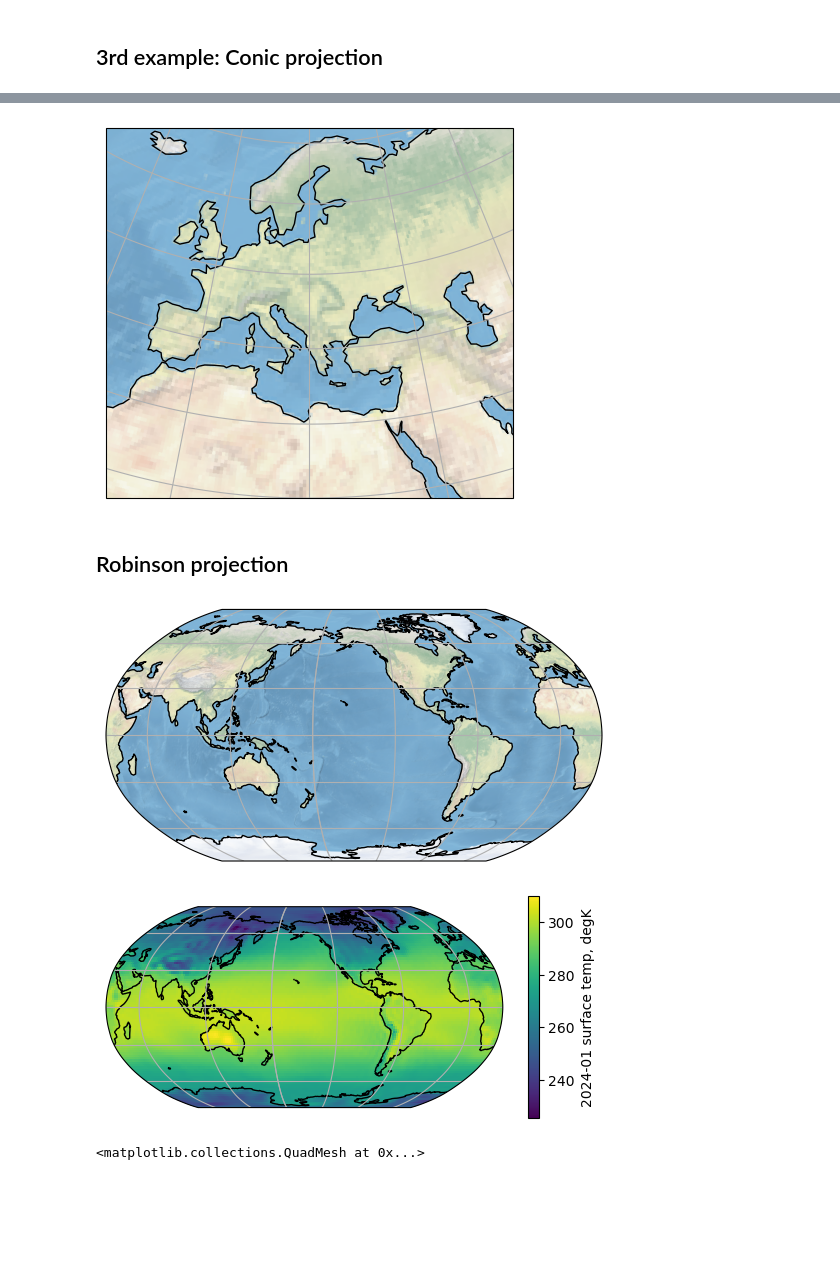
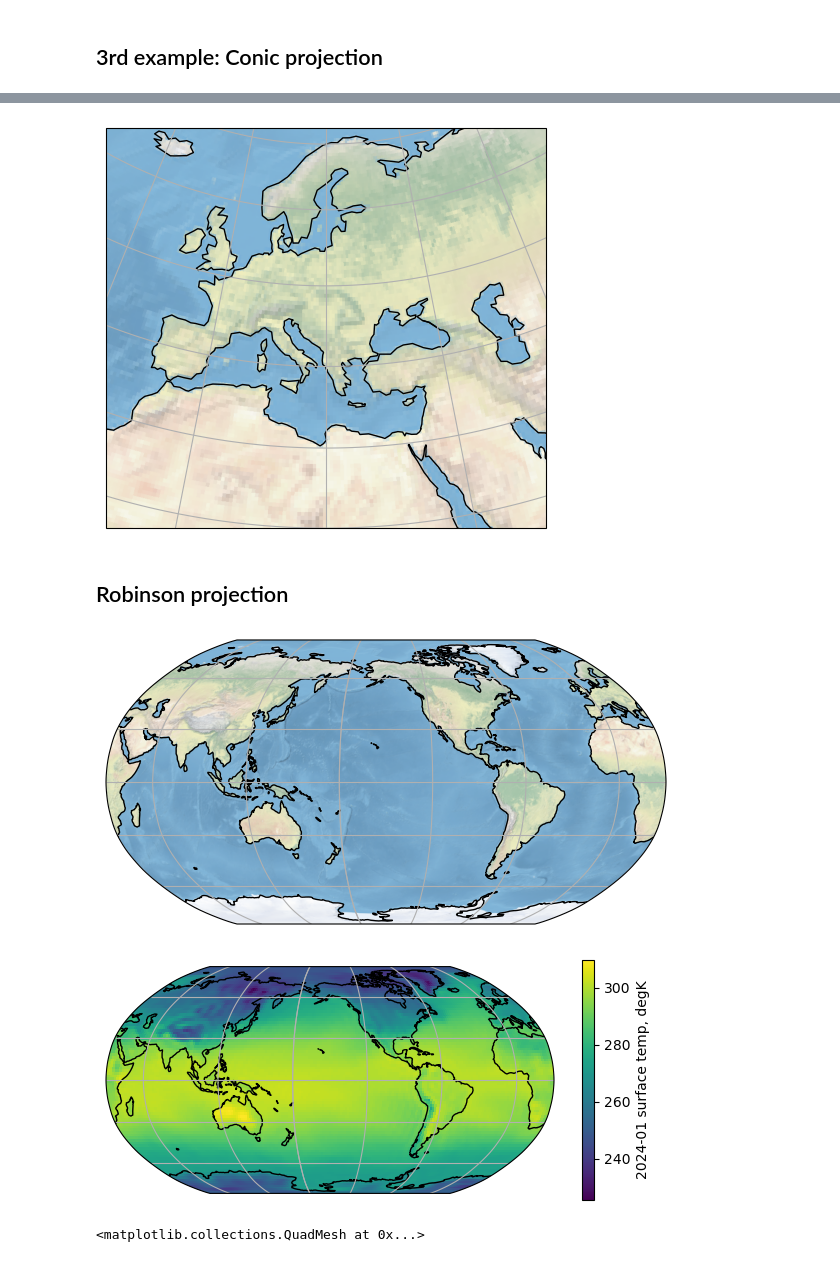
Before and after one commit to takaito1/EAS4821_S2024, a Jupyter notebook: scripts/map_creation.ipynb, the cells around one changed output, grey strips where cells are left out. Cells and saved outputs as stored; diff of their text form; code cells hidden in the pictures; blank space fills up the shorter version.

```diff
--- a/scripts/map_creation.ipynb
+++ b/scripts/map_creation.ipynb
@@ -110,7 +116,8 @@ plt.show()
 # %% [markdown]
 - centered over Atlanta (84W, 33N)
 # %%
-ax = plt.axes(projection=ccrs.Stereographic(central_longitude=-84,central_latitude=33))
+fig=plt.figure(figsize=(7,5))
+ax = fig.add_axes([.1,.1,.8,.8],projection=ccrs.Stereographic(central_longitude=-84,central_latitude=33))
 # Limit the map to -30 degrees latitude and below.
 ax.set_extent([-84-30, -84+30, 0, 70], ccrs.PlateCarree())
 #
@@ -144,5 +153,6 @@ plt.show()
 # %%
-ax = plt.axes(projection=ccrs.AlbersEqualArea(central_longitude=20,central_latitude=50))
+fig=plt.figure(figsize=(7,5))
+ax = fig.add_axes([.1,.1,.8,.8],projection=ccrs.AlbersEqualArea(central_longitude=20,central_latitude=50))
 # Center the map over Atlanta.
 ax.set_extent([20-30, 20+30, 20, 70], ccrs.PlateCarree())
 ax.coastlines()
@@ -150,27 +160,29 @@ ax.stock_img()
 ax.gridlines()
 plt.show()
 # %% [output]
-[figure, old version]
+[figure, new version]
 # %% [markdown]
 ## Robinson projection
 # %%
-ax = plt.axes(projection=ccrs.Robinson(central_longitude=-150))
+fig=plt.figure(figsize=(7,5))
+ax = fig.add_axes([.1,.1,.8,.8],projection=ccrs.Robinson(central_longitude=-150))
 ax.coastlines()
 ax.stock_img()
 ax.gridlines()
 plt.show()
 # %% [output]
-[figure, old version]
+[figure, new version]
 # %%
-ax = plt.axes(projection=ccrs.Robinson(central_longitude=-150))
+fig=plt.figure(figsize=(7,5))
+ax = fig.add_axes([.1,.1,.8,.8],projection=ccrs.Robinson(central_longitude=-150))
 ax.pcolormesh(x,y,z,transform=ccrs.PlateCarree())
 ax.coastlines()
 ax.stock_img()
 ax.gridlines()
 plt.colorbar(im,ax=ax,location='right',label='2024-01 surface temp, degK',shrink=.6)
 plt.show()
 # %% [output]
-[figure, old version]
+[figure, new version]
 # %%
 ds.air.sel(time='2024-1',method='nearest').plot()
 # %% [output]
```
Also changed, not shown: parts of 10 cells of this notebook.
